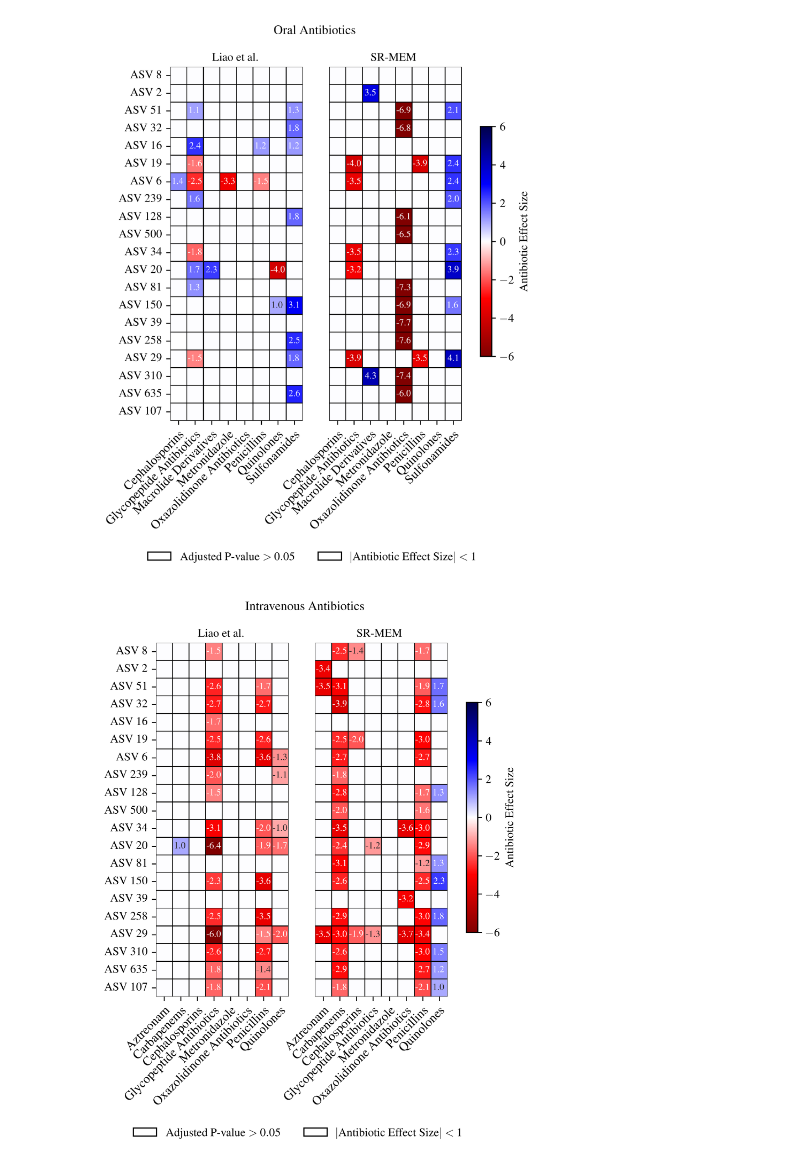
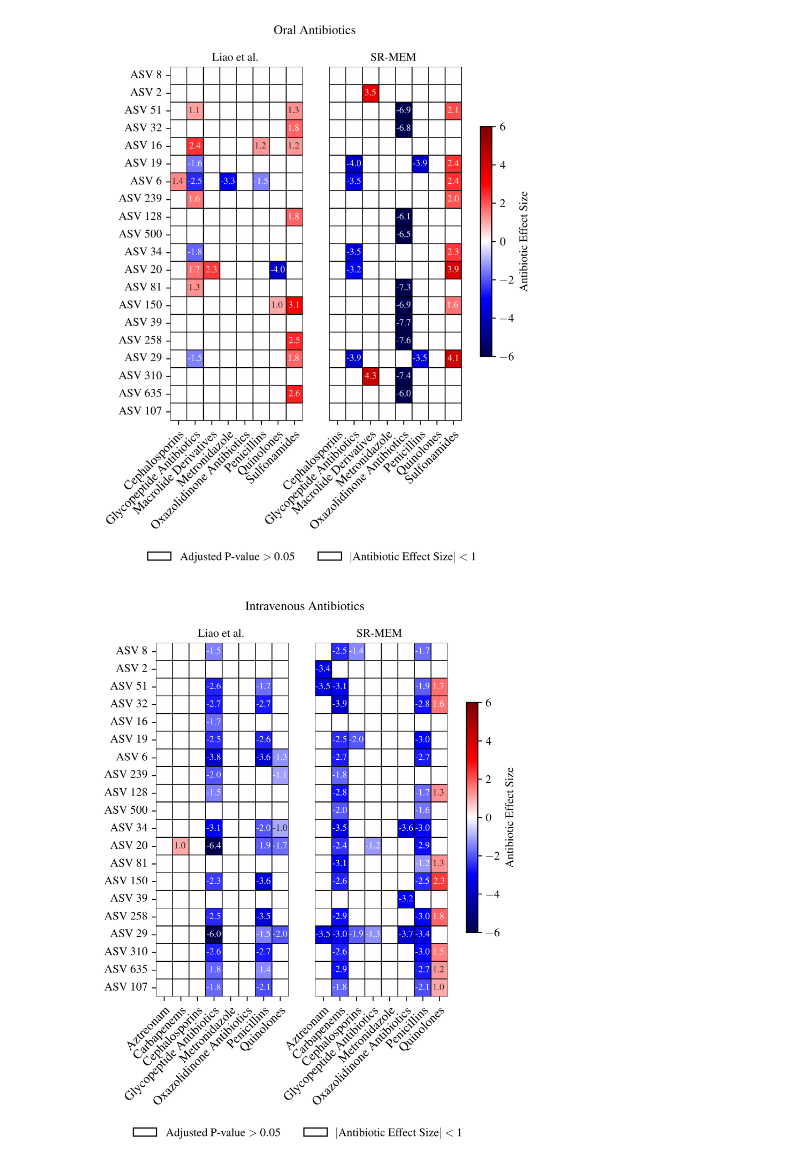
Before and after one commit to Silverman-Lab/SR-MEM, a Jupyter notebook: code/figure_4/code/Fig4.ipynb, the cells around one changed output. Saved outputs shown, nothing was run; the diff lists cells and outputs as text; code cells hidden in the pictures.

```diff
--- a/code/figure_4/code/Fig4.ipynb
+++ b/code/figure_4/code/Fig4.ipynb
@@ -236,7 +236,7 @@ sns.heatmap(
     cbar=False,
     linecolor="black",
     linewidths=0.5,
-    cmap="seismic_r",
+    cmap="seismic",
     center=0, vmin=-6, vmax=6,
     annot_kws={"size": fontsize-3},
     ax=ax1, square=square)
@@ -258,7 +258,7 @@ sns.heatmap(
     cbar=True,
     linecolor="black",
     linewidths=0.5,
-    cmap="seismic_r",
+    cmap="seismic",
     center=0, vmin=-6, vmax=6,
     annot_kws={"size": fontsize-3},
     ax=ax2, square=square,
@@ -288,7 +288,7 @@ for spine in cbar_ax.spines.values():
 
 fig.savefig('../../../supplement/SFigure_4.png', bbox_inches='tight')
 # %% [output]
-[figure, old version]
+[figure, new version]
 # %%
 plt.rcParams["font.family"] = "Times"
 plt.rcParams["text.usetex"] = True
@@ -325,7 +325,7 @@ sns.heatmap(
     cbar=False,
     linecolor="black",
     linewidths=0.5,
-    cmap="seismic_r",
+    cmap="seismic",
     center=0, vmin=-6, vmax=6,
     annot_kws={"size": fontsize-3},
     ax=ax1, square=square)
@@ -347,34 +347,34 @@ sns.heatmap(
     cbar=True,
     linecolor="black",
     linewidths=0.5,
-    cmap="seismic_r",
+    cmap="seismic",
     center=0, vmin=-6, vmax=6,
     annot_kws={"size": fontsize-3},
     ax=ax2, square=square,
     cbar_kws={'orientation': 'vertical',
               'label': 'Antibiotic Effect Size'},
     cbar_ax = cbar_ax)
 ax2.set_xticklabels(ax2.get_xticklabels(), rotation=45, ha='right', va='top',
                     fontsize=fontsize, rotation_mode="anchor")
 
 ax2.set_xticklabels(ax2.get_xticklabels(), rotation=45, ha='right', va='top',
                     fontsize=fontsize, rotation_mode="anchor")
 square_1 = mpatches.Patch(facecolor='white', edgecolor='black',
                           label='Adjusted P-value $> 0.05$')
 square_2 = mpatches.Patch(facecolor='white', edgecolor='black',
                           label='$|$Antibiotic Effect Size$|$ $<1$')
 ax2.legend(handles=[square_1, square_2], frameon=False, bbox_to_anchor=(1.2, -0.34), ncol=2)
 
 fig.text(0.68, 0.97, "Intravenous Antibiotics", ha='right', va='top', fontsize=fontsize)
 fig.text(0.36, 0.91, "Liao et al.", ha='right', va='top', fontsize=fontsize-1)
 fig.text(0.78, 0.91, "SR-MEM", ha='right', va='top', fontsize=fontsize-1)
 
 # Add border to colorbar
 for spine in cbar_ax.spines.values():
     spine.set_visible(True)
     spine.set_linewidth(1.0)
     spine.set_edgecolor('black')  # Optional: customize color
 
 fig.savefig('../../../supplement/SFigure_5.png', bbox_inches='tight')
 # %% [output]
-[figure, old version]
+[figure, new version]
```
Also changed, not shown: parts of 1 cell of this notebook, 8 other files.
